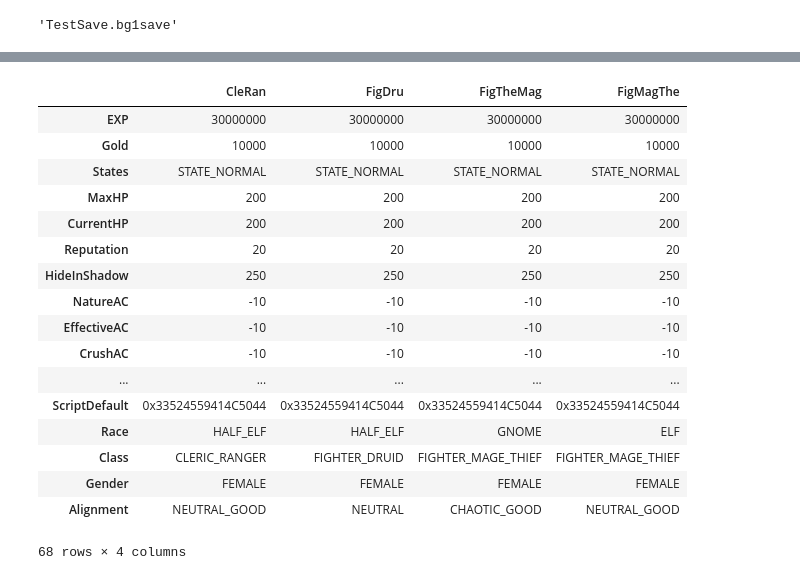
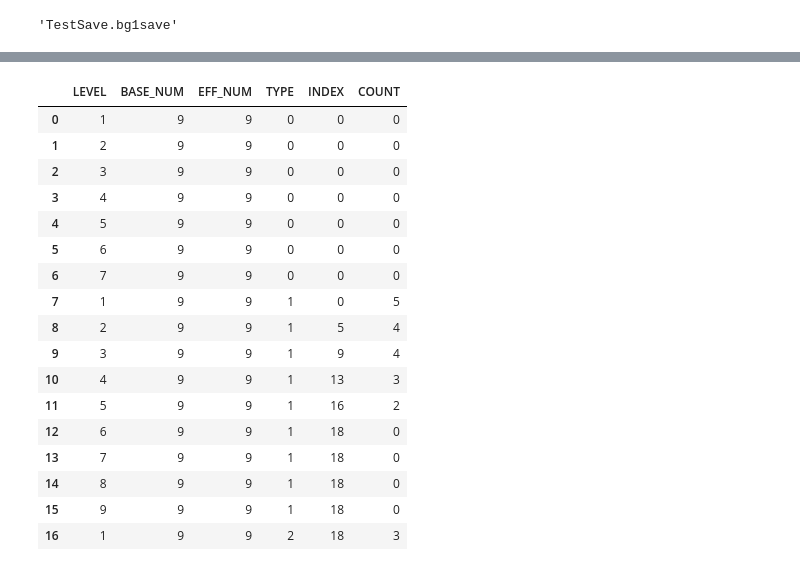
Before and after one commit to yzhcareer/BaldurGate-Save, a Jupyter notebook: CharEditor v2.0.ipynb, the cells around one changed output, grey strips where cells are left out. Saved outputs shown, nothing was run; the diff lists cells and outputs as text; code cells hidden in the pictures.

```diff
--- a/CharEditor v2.0.ipynb
+++ b/CharEditor v2.0.ipynb
@@ -968,6 +1075,9 @@ class CRE(BaseSegment):
 
     def optimizeItem(self):
         self.Item.optimize()
+
+    def optimizeMem(self, num=9):
+        self.MemSpell.optimize(num)
 # %%
 class GAM(BaseOps):
 
@@ -1172,6 +1282,10 @@ class GAM(BaseOps):
         for _c in self.PARTY:
             _c.optimizeWeapon()
 
+    def optimizeMem(self, num=9):
+        for _c in self.PARTY:
+            _c.optimizeMem(num)
+
     @property
     def globals(self):
         return self.Globals.data
@@ -1375,6 +1492,9 @@ class Save(BaseOps):
 
     def optimizeWeapon(self):
         self.gam.optimizeWeapon()
+
+    def optimizeMem(self, num=9):
+        self.gam.optimizeMem(num)
 # %%
 def optimize():
     filename = ['01FIGHT.bg1character','02THIEF.bg1character','03MAGE.bg1character','04PALAD.bg1character']
@@ -1425,24 +1547,24 @@ a.CRE[3].setValue(Segments.LvClass2, 9)
 a.CRE[3].setValue(Segments.LvClass3, 10)
 # %%
 a.pack()
-# %%
-a.party
-# %% [output]
-|  | CleRan | FigDru | FigTheMag | FigMagThe |
-| EXP | 30000000 | 30000000 | 30000000 | 30000000 |
-| Gold | 10000 | 10000 | 10000 | 10000 |
-| States | STATE_NORMAL | STATE_NORMAL | STATE_NORMAL | STATE_NORMAL |
-| MaxHP | 200 | 200 | 200 | 200 |
-| CurrentHP | 200 | 200 | 200 | 200 |
-| Reputation | 20 | 20 | 20 | 20 |
-| HideInShadow | 250 | 250 | 250 | 250 |
-| NatureAC | -10 | -10 | -10 | -10 |
-| EffectiveAC | -10 | -10 | -10 | -10 |
-| CrushAC | -10 | -10 | -10 | -10 |
-| ... | ... | ... | ... | ... |
-| ScriptDefault | 0x33524559414C5044 | 0x33524559414C5044 | 0x33524559414C5044 | 0x33524559414C5044 |
-| Race | HALF_ELF | HALF_ELF | GNOME | ELF |
-| Class | CLERIC_RANGER | FIGHTER_DRUID | FIGHTER_MAGE_THIEF | FIGHTER_MAGE_THIEF |
-| Gender | FEMALE | FEMALE | FEMALE | FEMALE |
-| Alignment | NEUTRAL_GOOD | NEUTRAL | CHAOTIC_GOOD | NEUTRAL_GOOD |
-68 rows × 4 columns
+# %%
+a.CRE[3].MemSpell.data
+# %% [output]
+|  | LEVEL | BASE_NUM | EFF_NUM | TYPE | INDEX | COUNT |
+| 0 | 1 | 9 | 9 | 0 | 0 | 0 |
+| 1 | 2 | 9 | 9 | 0 | 0 | 0 |
+| 2 | 3 | 9 | 9 | 0 | 0 | 0 |
+| 3 | 4 | 9 | 9 | 0 | 0 | 0 |
+| 4 | 5 | 9 | 9 | 0 | 0 | 0 |
+| 5 | 6 | 9 | 9 | 0 | 0 | 0 |
+| 6 | 7 | 9 | 9 | 0 | 0 | 0 |
+| 7 | 1 | 9 | 9 | 1 | 0 | 5 |
+| 8 | 2 | 9 | 9 | 1 | 5 | 4 |
+| 9 | 3 | 9 | 9 | 1 | 9 | 4 |
+| 10 | 4 | 9 | 9 | 1 | 13 | 3 |
+| 11 | 5 | 9 | 9 | 1 | 16 | 2 |
+| 12 | 6 | 9 | 9 | 1 | 18 | 0 |
+| 13 | 7 | 9 | 9 | 1 | 18 | 0 |
+| 14 | 8 | 9 | 9 | 1 | 18 | 0 |
+| 15 | 9 | 9 | 9 | 1 | 18 | 0 |
+| 16 | 1 | 9 | 9 | 2 | 18 | 3 |
```
Also changed, not shown: parts of 5 cells of this notebook, 1 other file.
